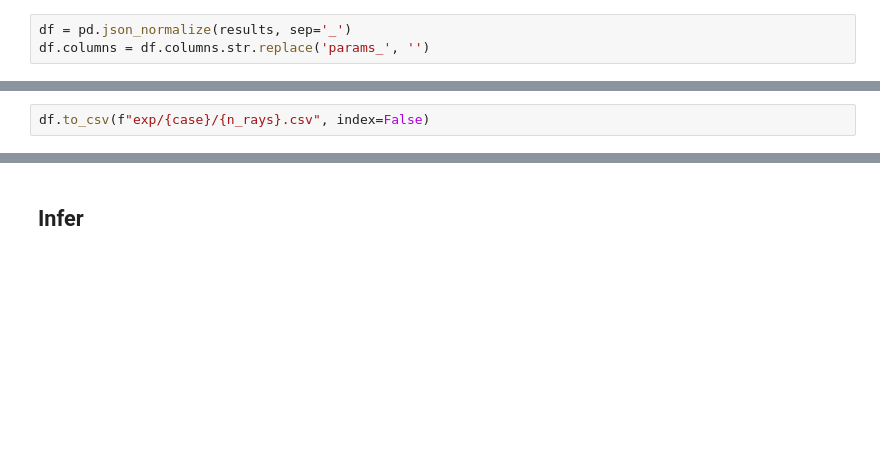
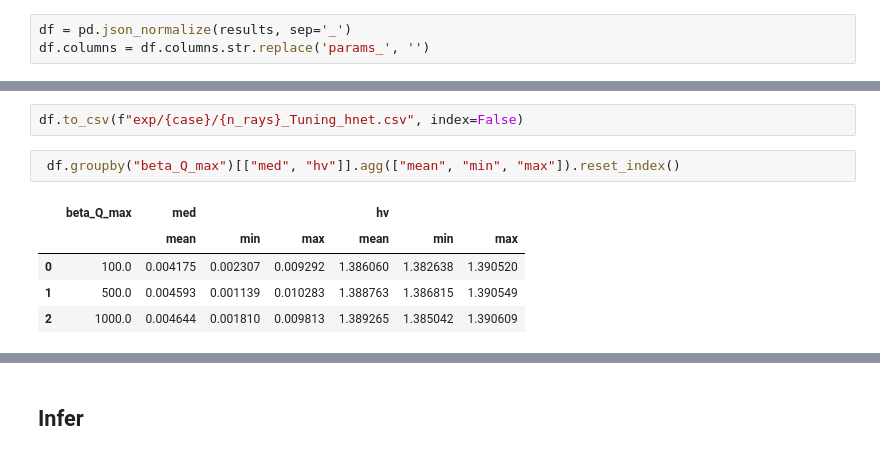
Before and after one commit to ritvien/ESP_Hypernet, a Jupyter notebook: 6_Evaluate/1_Overall_7_1.ipynb, the cells around one changed output, grey strips where cells are left out. Drawn from its saved outputs; the diff is of its cells as text; blank space fills up the shorter version.

```diff
--- a/6_Evaluate/1_Overall_7_1.ipynb
+++ b/6_Evaluate/1_Overall_7_1.ipynb
@@ -624,2 +670,10 @@ df.sort_values("med")
 # %%
-df.to_csv(f"exp/{case}/{n_rays}.csv", index=False)
+df.to_csv(f"exp/{case}/{n_rays}_Tuning_hnet.csv", index=False)
+# %%
+ df.groupby("beta_Q_max")[["med", "hv"]].agg(["mean", "min", "max"]).reset_index()
+# %% [output]
+|  | beta_Q_max | med |  |  | hv |  |  |
+|  |  | mean | min | max | mean | min | max |
+| 0 | 100.0 | 0.004175 | 0.002307 | 0.009292 | 1.386060 | 1.382638 | 1.390520 |
+| 1 | 500.0 | 0.004593 | 0.001139 | 0.010283 | 1.388763 | 1.386815 | 1.390549 |
+| 2 | 1000.0 | 0.004644 | 0.001810 | 0.009813 | 1.389265 | 1.385042 | 1.390609 |
```
Also changed, not shown: parts of 35 cells of this notebook, 12 other files.
